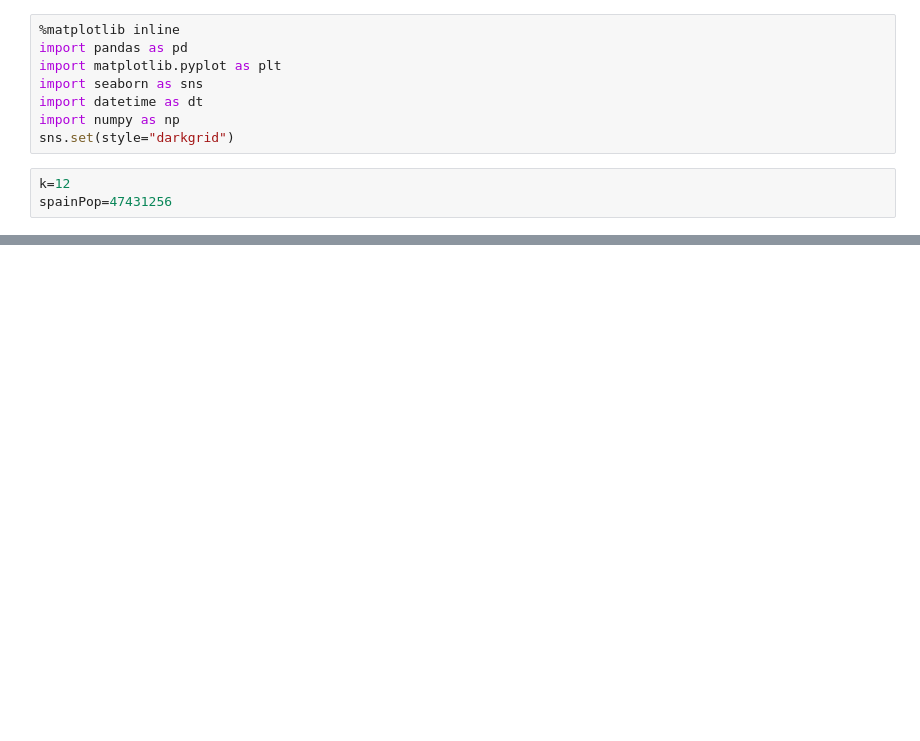
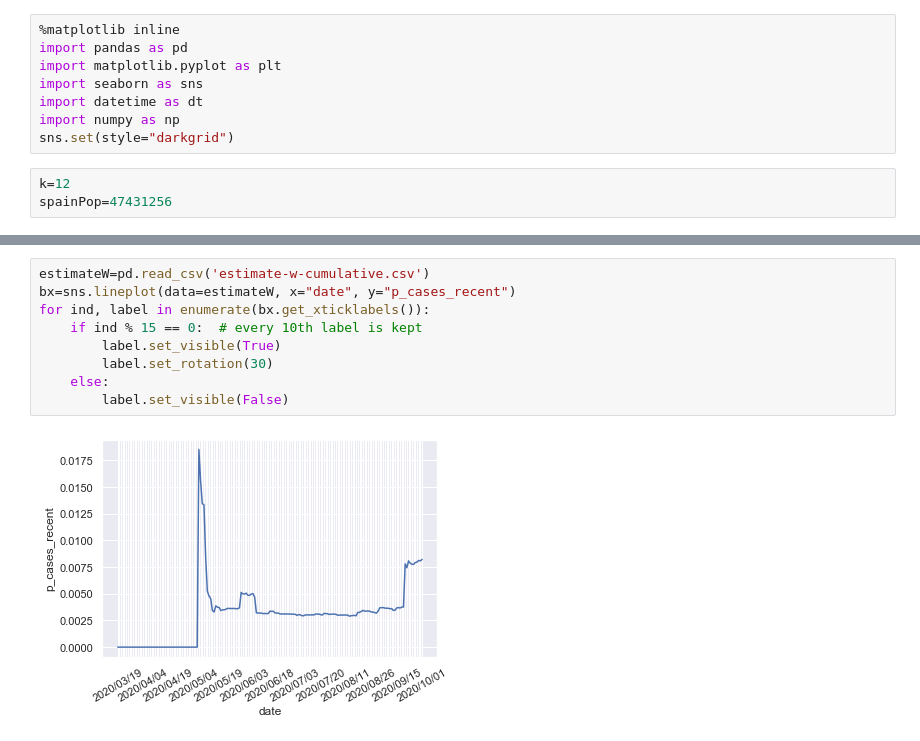
Before and after one commit to GCGImdea/fbdatachallenge, a Jupyter notebook: data/spainCumul.ipynb, the cells around one changed output, grey strips where cells are left out. Cells and saved outputs as stored; diff of their text form; blank space fills up the shorter version.

```diff
--- a/data/spainCumul.ipynb
+++ b/data/spainCumul.ipynb
@@ -78,0 +119,11 @@ for ind, label in enumerate(cx.get_xticklabels()):
+# %%
+estimateW=pd.read_csv('estimate-w-cumulative.csv')
+bx=sns.lineplot(data=estimateW, x="date", y="p_cases_recent")
+for ind, label in enumerate(bx.get_xticklabels()):
+    if ind % 15 == 0:  # every 10th label is kept
+        label.set_visible(True)
+        label.set_rotation(30)
+    else:
+        label.set_visible(False)
+# %% [output]
+[figure, added]
```
Also changed, not shown: parts of 7 cells of this notebook, 2 other files.
